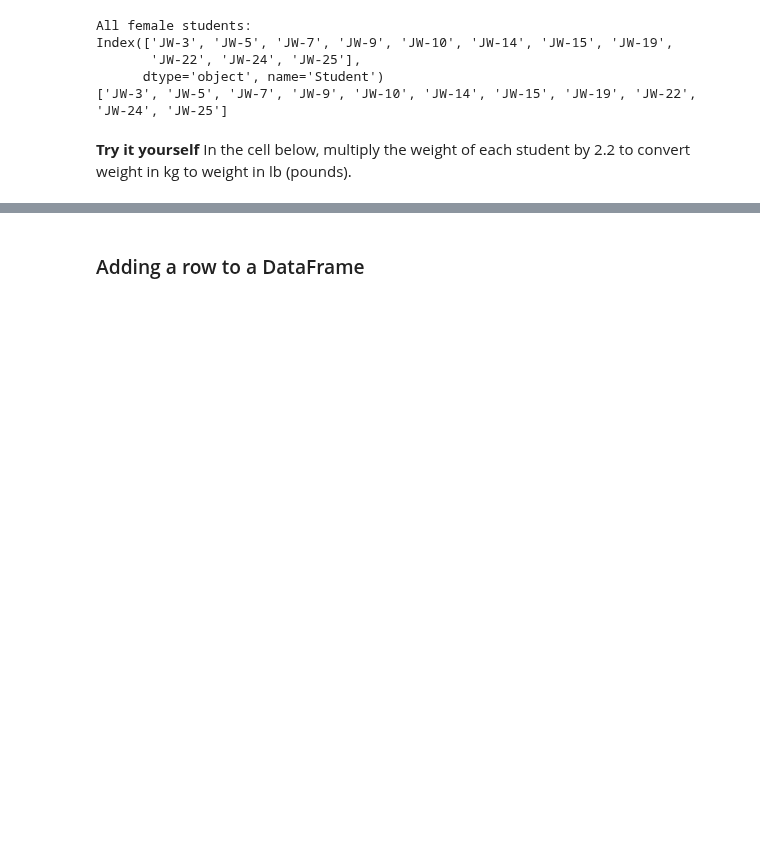
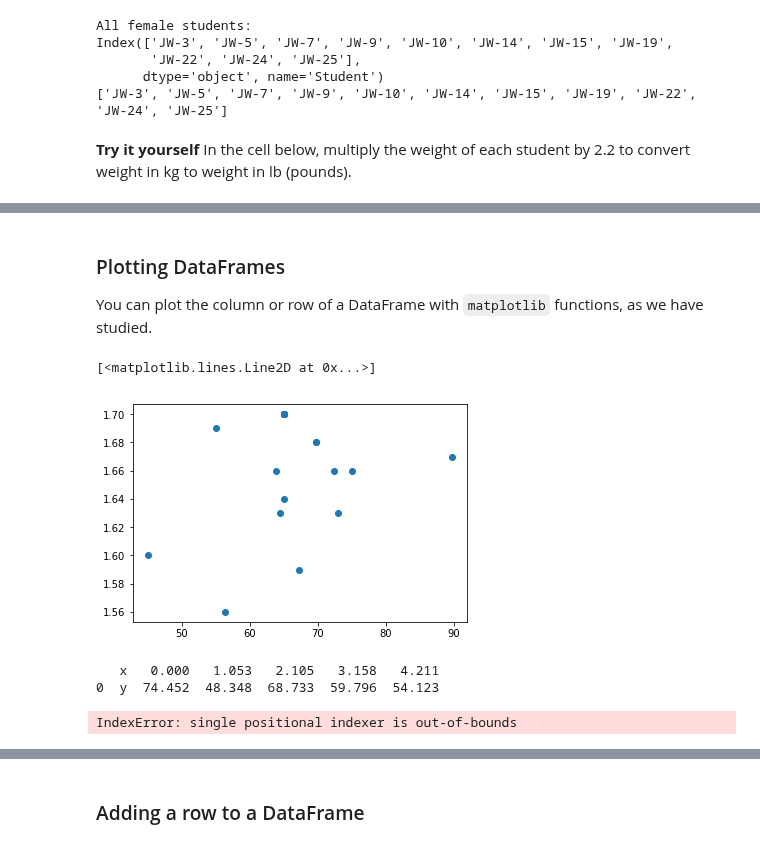
Before and after one commit to hphilamore/ILAS_python, a Jupyter notebook: 9_Input_and_Output.ipynb, the cells around one changed output, grey strips where cells are left out. Saved outputs shown, nothing was run; the diff lists cells and outputs as text; code cells hidden in the pictures; blank space fills up the shorter version.

```diff
--- a/9_Input_and_Output.ipynb
+++ b/9_Input_and_Output.ipynb
@@ -681,0 +696,6 @@ JW-26     M  17/04/1996    1.69    55.0  121/82
+# %%
+students = read_csv('sample_data/sample_student_data.csv',
+                skiprows=[1],
+                index_col=2)
+
+print(students.keys())
@@ -787,6 +814,0 @@ To show the column names use the `keys` function:
-# %%
-students = read_csv('sample_data/sample_student_data.csv',
-                skiprows=[1],
-                index_col=0)
-
-print(students.keys())
@@ -957,0 +978,6 @@ Name: Weight, dtype: float64
+# %%
+print(students.head())
+
+students.loc[students.Height > 1.70, 'Height'] = 1.70
+
+print(students.head())
@@ -957,0 +997,4 @@ Name: Weight, dtype: float64
+# %%
+students.loc[students.Height == 1.70, 'Weight'] = 65.0
+
+print(students.head())
@@ -957,0 +1009,8 @@ Name: Weight, dtype: float64
+# %% [markdown]
+### Plotting DataFrames
+You can plot the column or row of a DataFrame with `matplotlib` functions, as we have studied.
+# %%
+plt.plot(students.Weight, students.Height, 'o')
+# %% [output]
+[<matplotlib.lines.Line2D at 0x...>]
+[figure, added]
@@ -957,0 +1019,10 @@ Name: Weight, dtype: float64
+# %%
+print(data)
+# %% [output]
+   x   0.000   1.053   2.105   3.158   4.211
+0  y  74.452  48.348  68.733  59.796  54.123
+# %%
+print(students.iloc[0][0])
+# plt.plot(data.loc['x'], data.loc['y'])
+# %% [output]
+IndexError: single positional indexer is out-of-bounds
```
Also changed, not shown: parts of 62 cells of this notebook, 4 other files.
